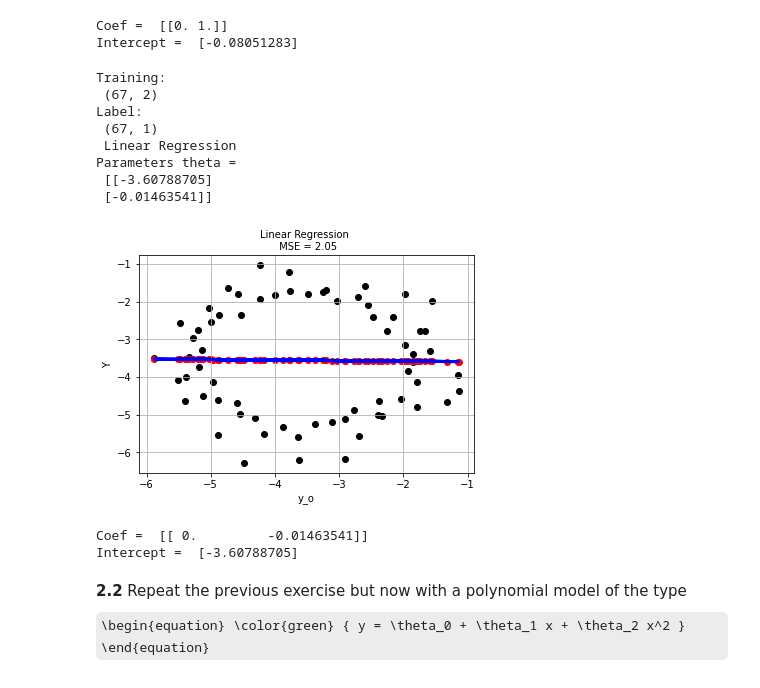
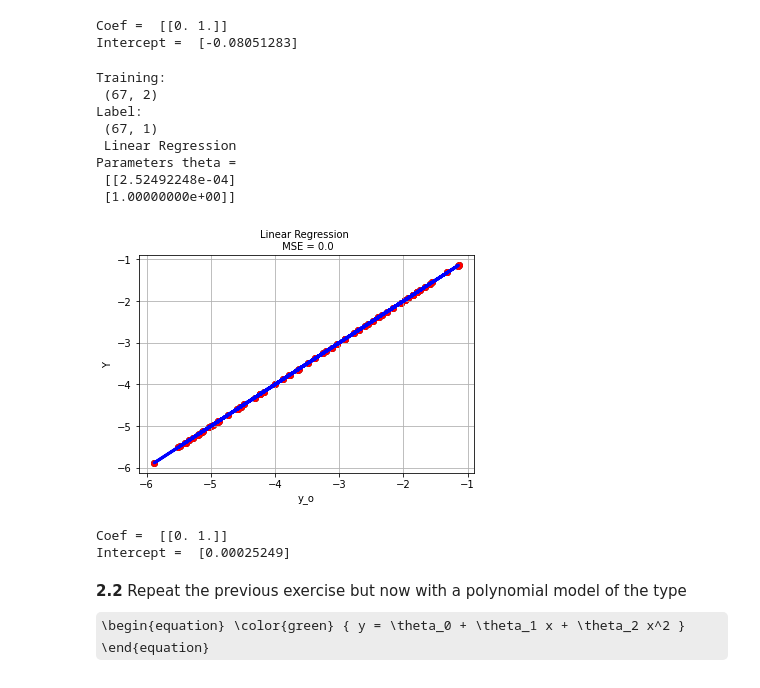
Before and after one commit to FilippoComastri/Project_ML1, a Jupyter notebook: ML_project1.ipynb, the cells around one changed output. Drawn from its saved outputs; the diff is of its cells as text; code cells hidden in the pictures; some formulas as TeX source.

```diff
--- a/ML_project1.ipynb
+++ b/ML_project1.ipynb
@@ -532,7 +532,7 @@ X = np.concatenate((X, np.array(y_o).reshape(len(y_o),1)), axis = 1)
 Y=[]
 for i in range(len(Lidar_range[t])):
   if Lidar_range[t][i] > 0:
-    Y.append(y[t]+Lidar_range[t][i]*np.cos(angle[i]))
+    Y.append(y[t]+Lidar_range[t][i]*np.sin(angle[i]))
 Y = np.array(Y).reshape(len(Y),1)
 
 print("Training:\n", X.shape)
@@ -556,38 +556,38 @@ Y_predict = X @ theta
 #Model's error
 MSE = mean_squared_error(Y, Y_predict)
 
 ### Plot
 plt.scatter(y_o, Y, color="black")
 plt.scatter(y_o,Y_predict,color="red")
 plt.plot(y_o, Y_predict,  color="blue", linewidth=3)
 plt.grid()
 
 title = 'MSE = {}'.format(round(MSE,2))
 plt.title("Linear Regression \n " + title, fontsize=10)
 plt.xlabel('y_o')
 plt.ylabel('Y')
 plt.show()
 
 
 # Using sklearn
 from sklearn import linear_model
 from sklearn.metrics import mean_squared_error, r2_score
 model = linear_model.LinearRegression()
 model.fit(X, Y)
 print("Coef = ", model.coef_)
 print("Intercept = ", model.intercept_)
 # %% [output]
 Training:
  (67, 2)
 Label:
  (67, 1)
  Linear Regression
 Parameters theta =
- [[-3.60788705]
- [-0.01463541]]
+ [[2.52492248e-04]
+ [1.00000000e+00]]
-[figure, old version]
+[figure, new version]
-Coef =  [[ 0.         -0.01463541]]
-Intercept =  [-3.60788705]
+Coef =  [[0. 1.]]
+Intercept =  [0.00025249]
 # %%
 # Part 2.1.2
 
```
